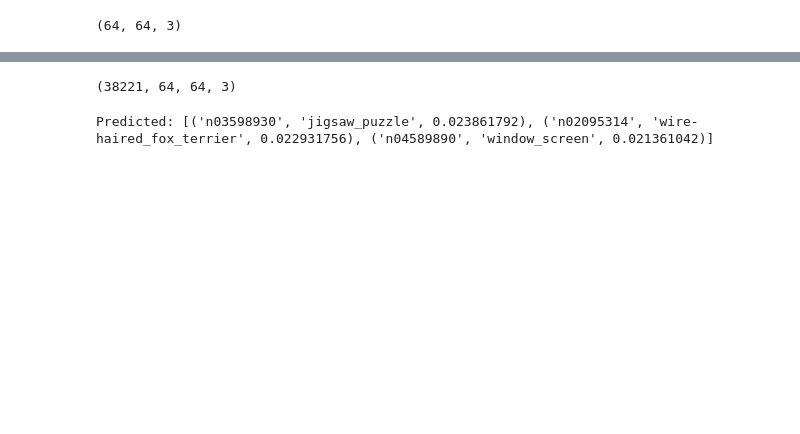
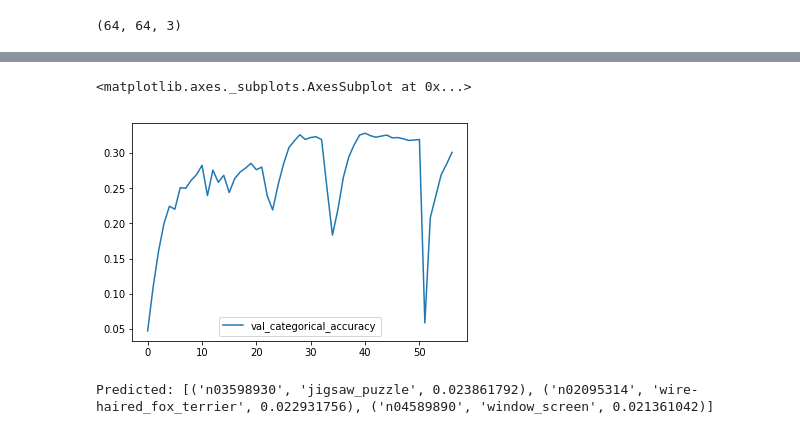
Before and after one commit to ifuding/TC, a Jupyter notebook: ZJC/Code/EmbAttrToImagFeaturesClean-Copy2.ipynb, the cells around one changed output, grey strips where cells are left out. Saved outputs shown, nothing was run; the diff lists cells and outputs as text; code cells hidden in the pictures; blank space fills up the shorter version.

```diff
--- a/ZJC/Code/EmbAttrToImagFeaturesClean-Copy2.ipynb
+++ b/ZJC/Code/EmbAttrToImagFeaturesClean-Copy2.ipynb
@@ -316,10 +267,13 @@ for train_index, test_index in kf.split(train_img):
 #     model = resnet50.ResNet50(include_top=True, weights = None, input_shape=(224, 224, 3), classes = category.shape[0])
 #     print (model.summary())
 #     model.compile(optimizer = 'adam', loss = 'categorical_crossentropy', metrics = ['categorical_accuracy'])
-    img_model = small_densenet(blocks = [6, 12, 24, 16], img_input_shape=(64, 64, 3), classes = train_target.shape[1])
+    img_model = DenseNet(blocks = [2, 2, 2, 2],
+                                cat_max = train_target.shape[1],
+                                weight_decay = 1e-4,
+                                kernel_initializer = 'glorot_normal')
 #     print (img_model.summary())
     # img_model = small_vgg(img_input_shape = (64, 64, 3), classes = train_target.shape[1])
-    h = img_model.fit(train_part_img, train_part_target, validation_data=(validate_part_img, validate_part_target),
+    h = img_model.model.fit(train_part_img, train_part_target, validation_data=(validate_part_img, validate_part_target),
                   epochs=100, batch_size = 256, shuffle=True, verbose = 1,
                   callbacks=[EarlyStopping(monitor='val_categorical_accuracy', patience=15, verbose=0)])
     break
@@ -328,10 +298,5 @@ NameError: name 'train_img' is not defined
-# %%
-# df = pd.DataFrame(h.history)
-# df = df.append(df)
-# df.groupby(df.index).agg({'mean', 'max', 'median'})
-# h.epoch
-# x = pd.DataFrame()
-# x.append(df)
-train_img.shape
-# %% [output]
-(38221, 64, 64, 3)
+# %%
+pd.DataFrame(h.history)[['val_categorical_accuracy']].plot()
+# %% [output]
+<matplotlib.axes._subplots.AxesSubplot at 0x...>
+[figure, added]
```
Also changed, not shown: parts of 11 cells of this notebook.
